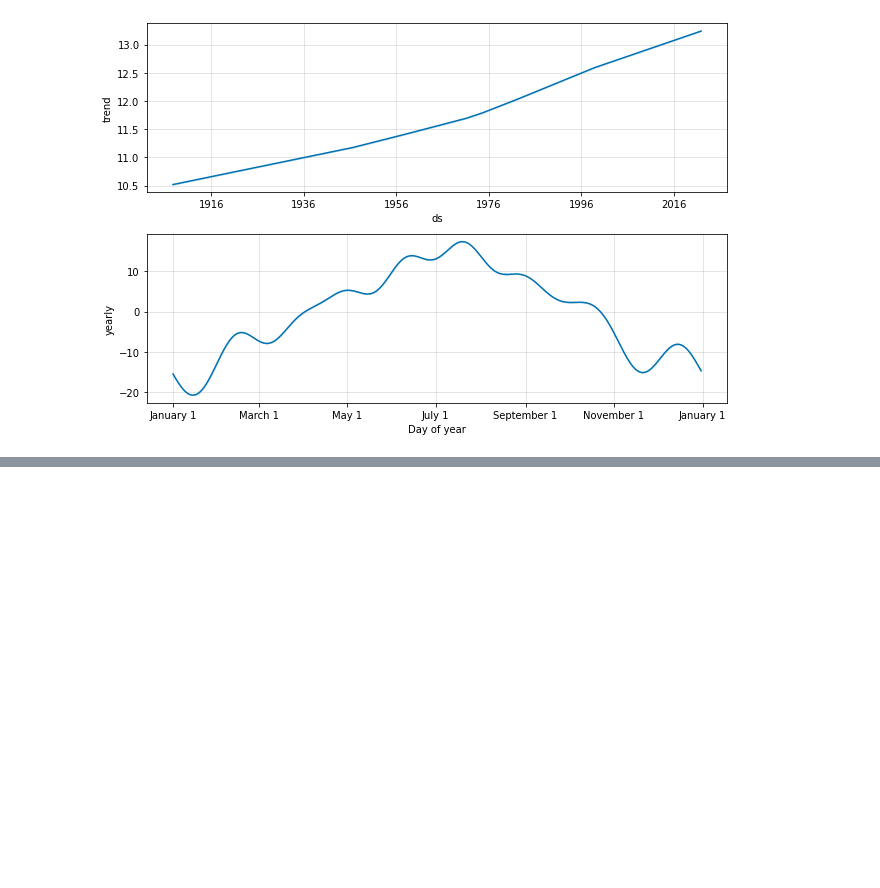
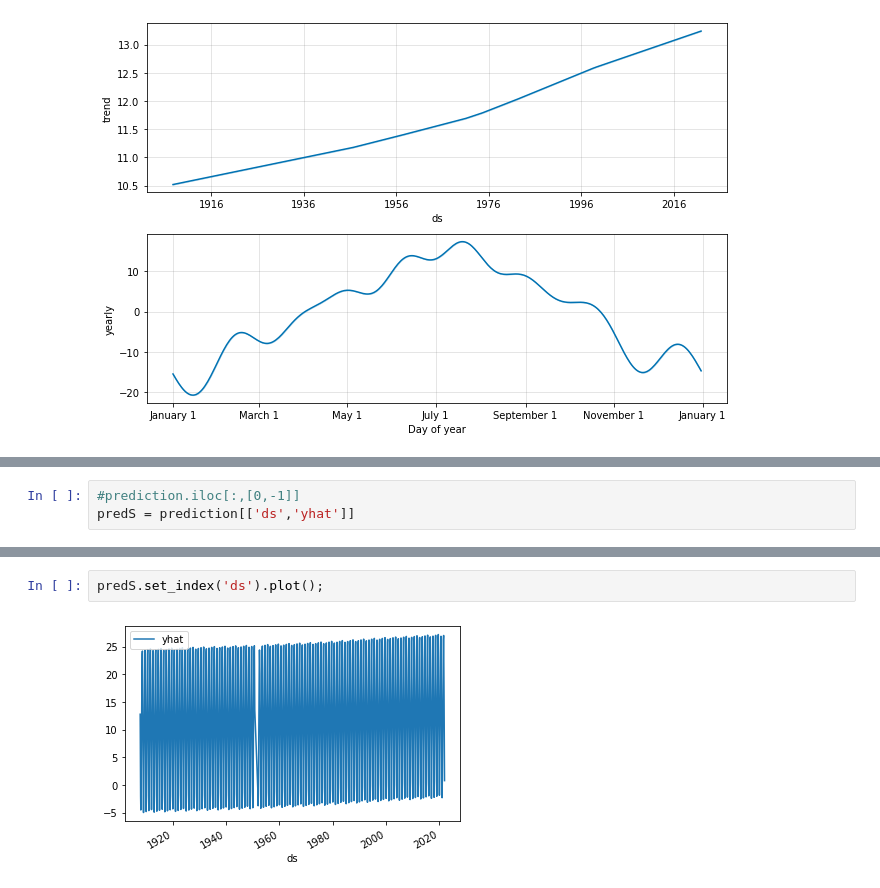
Before and after one commit to koreabao/public_data, a Jupyter notebook: 날씨_1.ipynb, the cells around one changed output, grey strips where cells are left out. Saved outputs shown, nothing was run; the diff lists cells and outputs as text; blank space fills up the shorter version.

```diff
--- a/날씨_1.ipynb
+++ b/날씨_1.ipynb
@@ -157,0 +198,3 @@ model.plot_components(prediction);
+# %%
+#prediction.iloc[:,[0,-1]]
+predS = prediction[['ds','yhat']]
@@ -157,0 +237,4 @@ model.plot_components(prediction);
+# %%
+predS.set_index('ds').plot();
+# %% [output]
+[figure, added]
```
Also changed, not shown: parts of 20 cells of this notebook.
